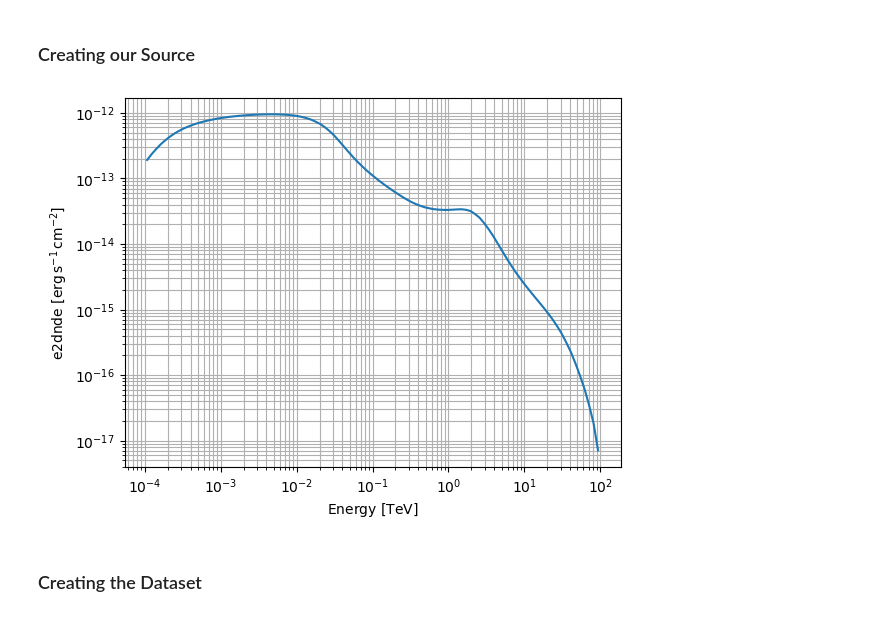
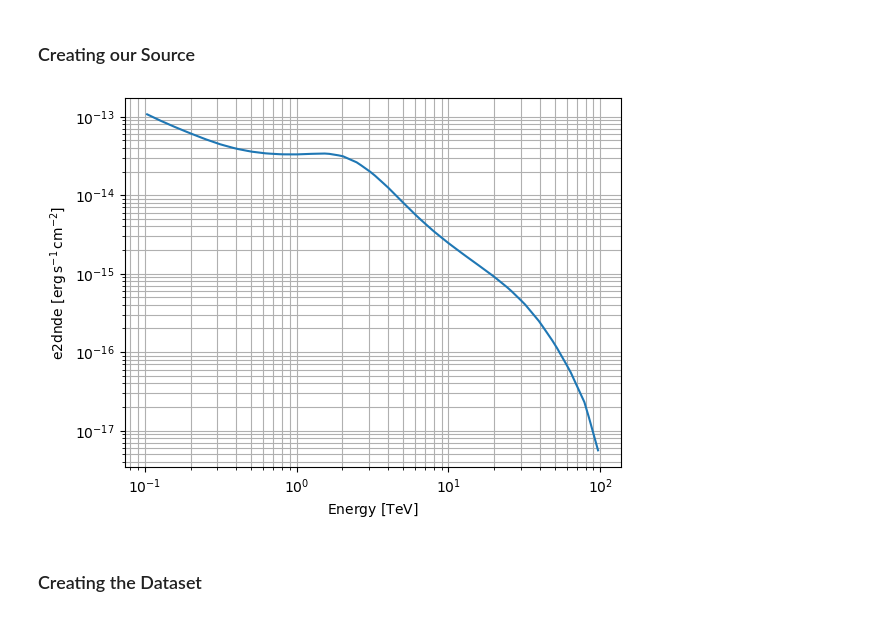
Before and after one commit to tcaba2/MASS_Thesis, a Jupyter notebook: simulations/UFO/NGC1068_sim_UFO.ipynb, the cells around one changed output. Saved outputs shown, nothing was run; the diff lists cells and outputs as text; code cells hidden in the pictures.

```diff
--- a/simulations/UFO/NGC1068_sim_UFO.ipynb
+++ b/simulations/UFO/NGC1068_sim_UFO.ipynb
@@ -38,24 +38,34 @@ We can simulate the same sources for a number of observations, where the startin
 # %%
 target_position = SkyCoord(40.669 * u.deg, -0.013 * u.deg, frame="icrs", unit="deg")
 
 # Template spectral model. Defined by custom tabular values from Peretti+ 2023
-data = ascii.read("Peretti_2023_UFO.dat")
+data = ascii.read("/Users/tharacaba/Desktop/Tesis_2/MASS_Thesis/simulations/UFO/Peretti_2023_UFO.dat")
 
-energy_bounds = [0.0001, 100] * u.TeV
+energy_bounds = [0.1, 100] * u.TeV
 energy = data['Energy[MeV]'] *u.MeV
 values = data['flux[MeV^-1cm^-2s^-1]'] *1.0 / (u.MeV * u.cm **2.0 * u.s)
 
 template_spec_model = TemplateSpectralModel(energy=energy, values=values)
 template_spec_model.plot(energy_bounds, sed_type="e2dnde")
 plt.grid(which="both")
 
 # Getting the background
 bkg_model = FoVBackgroundModel(dataset_name="my-dataset")
 
 # Creating the satial model
 spatial_model = PointSpatialModel.from_position(target_position)
+
+# spectral_model = SuperExpCutoffPowerLaw3FGLSpectralModel(
+#     index_1 = 2.2,
+#     index_2 = 1,
+#     amplitude = "3e-14 TeV-1 s-1 cm-2",
+#     reference = "1 TeV",
+#     ecut = "8 TeV",
+# )
+# spectral_model.plot(energy_bounds, sed_type="e2dnde")
+# plt.ylim(1e-17, 5e-13)
 # %% [output]
-[figure, old version]
+[figure, new version]
 # %% [markdown]
 ### Creating the Dataset
 # %%
```
Also changed, not shown: parts of 1 cell of this notebook, 4 other files.
